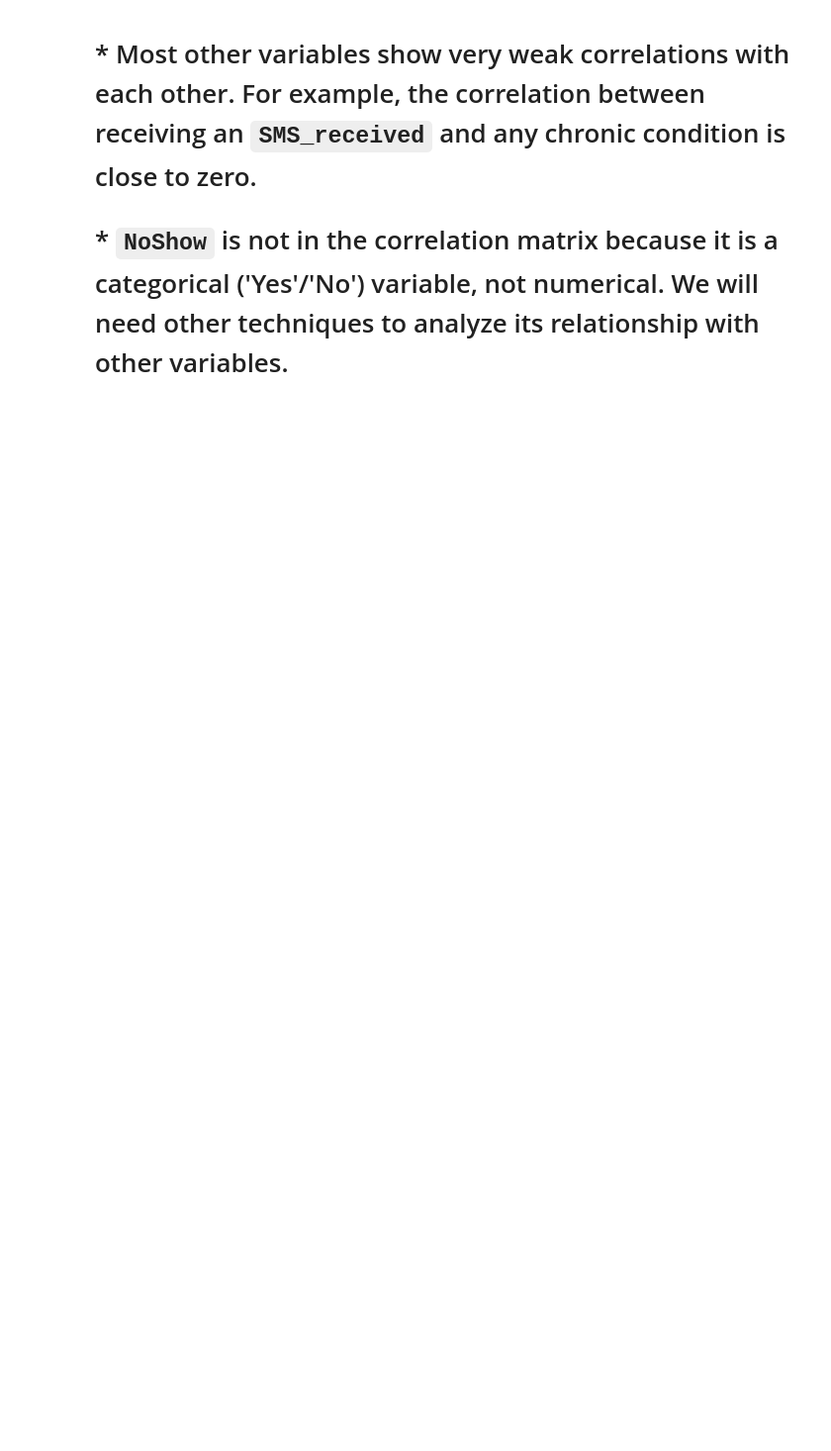
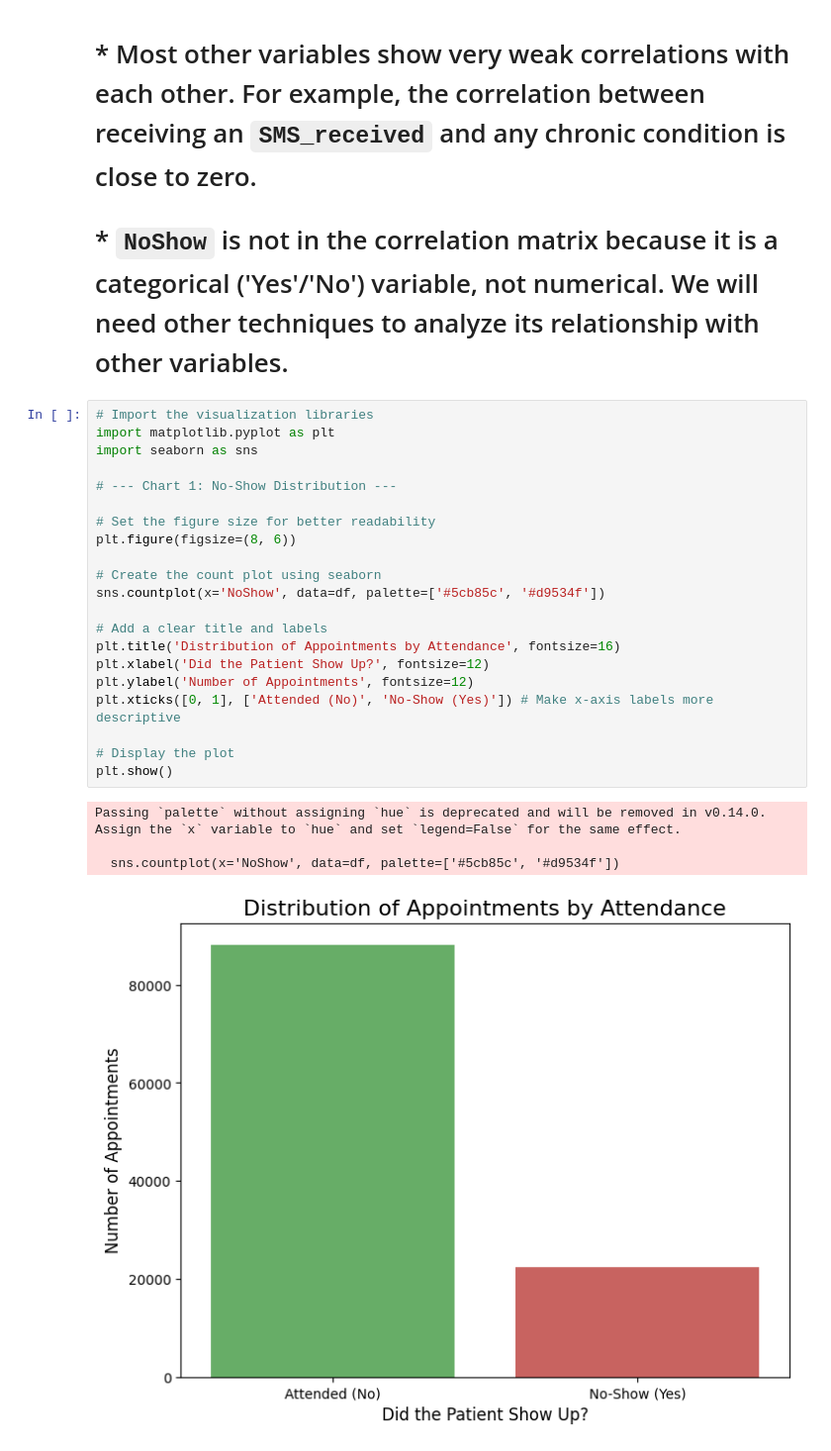
Before and after one commit to JasonD16/Xpertnurse-Data-Science-Internship, a Jupyter notebook: Analysis.ipynb, the cells around one changed output. Shown: that part at 99% size. Saved outputs shown, nothing was run; the diff lists cells and outputs as text; blank space fills up the shorter version.

Commit message:
Step 4: Data visualization

```diff
--- a/Analysis.ipynb
+++ b/Analysis.ipynb
@@ -191,3 +189,29 @@ correlation_matrix
 # * The strongest correlation is between **Age** and **Hypertension** (0.5), which is logical. As age increases, the likelihood of having hypertension also increases.
 # * Most other variables show very weak correlations with each other. For example, the correlation between receiving an `SMS_received` and any chronic condition is close to zero.
 # * `NoShow` is not in the correlation matrix because it is a categorical ('Yes'/'No') variable, not numerical. We will need other techniques to analyze its relationship with other variables.
+# %%
+# Import the visualization libraries
+import matplotlib.pyplot as plt
+import seaborn as sns
+
+# --- Chart 1: No-Show Distribution ---
+
+# Set the figure size for better readability
+plt.figure(figsize=(8, 6))
+
+# Create the count plot using seaborn
+sns.countplot(x='NoShow', data=df, palette=['#5cb85c', '#d9534f'])
+
+# Add a clear title and labels
+plt.title('Distribution of Appointments by Attendance', fontsize=16)
+plt.xlabel('Did the Patient Show Up?', fontsize=12)
+plt.ylabel('Number of Appointments', fontsize=12)
+plt.xticks([0, 1], ['Attended (No)', 'No-Show (Yes)']) # Make x-axis labels more descriptive
+
+# Display the plot
+plt.show()
+# %% [output]
+Passing `palette` without assigning `hue` is deprecated and will be removed in v0.14.0. Assign the `x` variable to `hue` and set `legend=False` for the same effect.
+
+  sns.countplot(x='NoShow', data=df, palette=['#5cb85c', '#d9534f'])
+[figure, added]
```
Also changed, not shown: parts of 19 cells of this notebook.
